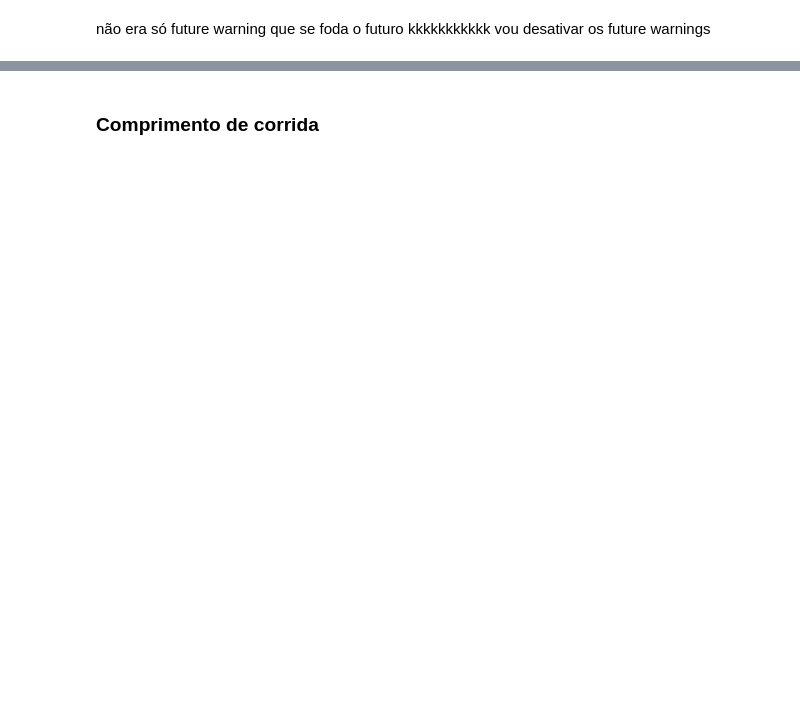
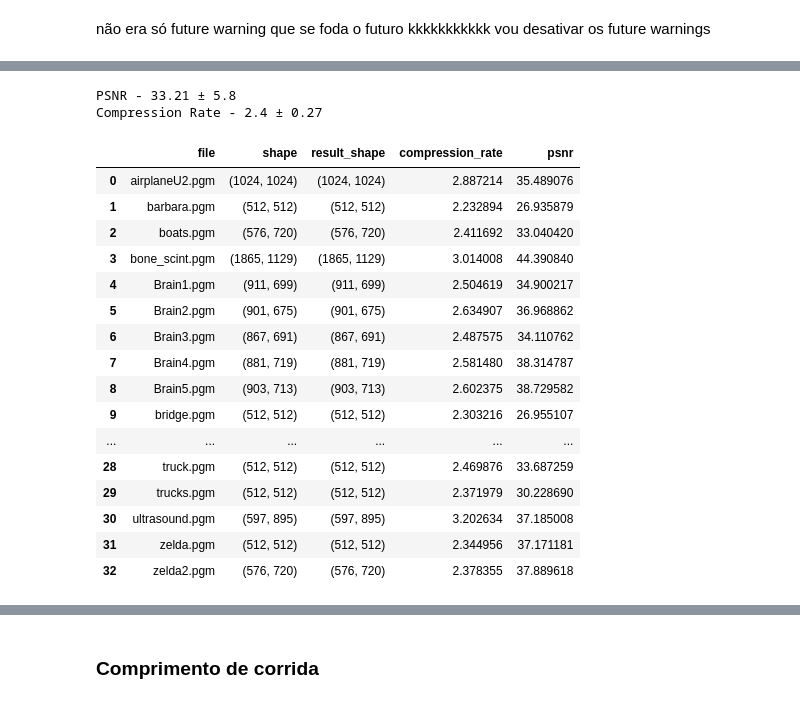
Before and after one commit to isisfcarvalho/tp1-icv, a Jupyter notebook: jpeg.ipynb, the cells around one changed output, grey strips where cells are left out. Cells and saved outputs as stored; diff of their text form; code cells hidden in the pictures; blank space fills up the shorter version.

```diff
--- a/jpeg.ipynb
+++ b/jpeg.ipynb
@@ -550,0 +644,33 @@ evaluation_df
+# %%
+# 99 perc
+percentile = 99
+evaluation_df = evaluateCompression(createCompressWaveletWithPercentile(percentile), decompressWavelet)
+cur_psnr = str(round(evaluation_df['psnr'].mean(), 2)) + " ± " + str(round(evaluation_df['psnr'].std(), 2))
+cur_cr = str(round(evaluation_df['compression_rate'].mean(), 2)) + " ± " + str(round(evaluation_df['compression_rate'].std(), 2))
+compare_df = compare_df.append({'name': 'wavelet' + str(percentile),
+                    'psnr': cur_psnr,
+                    'cr': cur_cr,
+                   }, ignore_index=True)
+print("PSNR -", cur_psnr)
+print("Compression Rate -", cur_cr)
+evaluation_df
+# %% [output]
+PSNR - 33.21 ± 5.8
+Compression Rate - 2.4 ± 0.27
+|  | file | shape | result_shape | compression_rate | psnr |
+| 0 | airplaneU2.pgm | (1024, 1024) | (1024, 1024) | 2.887214 | 35.489076 |
+| 1 | barbara.pgm | (512, 512) | (512, 512) | 2.232894 | 26.935879 |
+| 2 | boats.pgm | (576, 720) | (576, 720) | 2.411692 | 33.040420 |
+| 3 | bone_scint.pgm | (1865, 1129) | (1865, 1129) | 3.014008 | 44.390840 |
+| 4 | Brain1.pgm | (911, 699) | (911, 699) | 2.504619 | 34.900217 |
+| 5 | Brain2.pgm | (901, 675) | (901, 675) | 2.634907 | 36.968862 |
+| 6 | Brain3.pgm | (867, 691) | (867, 691) | 2.487575 | 34.110762 |
+| 7 | Brain4.pgm | (881, 719) | (881, 719) | 2.581480 | 38.314787 |
+| 8 | Brain5.pgm | (903, 713) | (903, 713) | 2.602375 | 38.729582 |
+| 9 | bridge.pgm | (512, 512) | (512, 512) | 2.303216 | 26.955107 |
+| ... | ... | ... | ... | ... | ... |
+| 28 | truck.pgm | (512, 512) | (512, 512) | 2.469876 | 33.687259 |
+| 29 | trucks.pgm | (512, 512) | (512, 512) | 2.371979 | 30.228690 |
+| 30 | ultrasound.pgm | (597, 895) | (597, 895) | 3.202634 | 37.185008 |
+| 31 | zelda.pgm | (512, 512) | (512, 512) | 2.344956 | 37.171181 |
+| 32 | zelda2.pgm | (576, 720) | (576, 720) | 2.378355 | 37.889618 |
```
Also changed, not shown: parts of 32 cells of this notebook.
